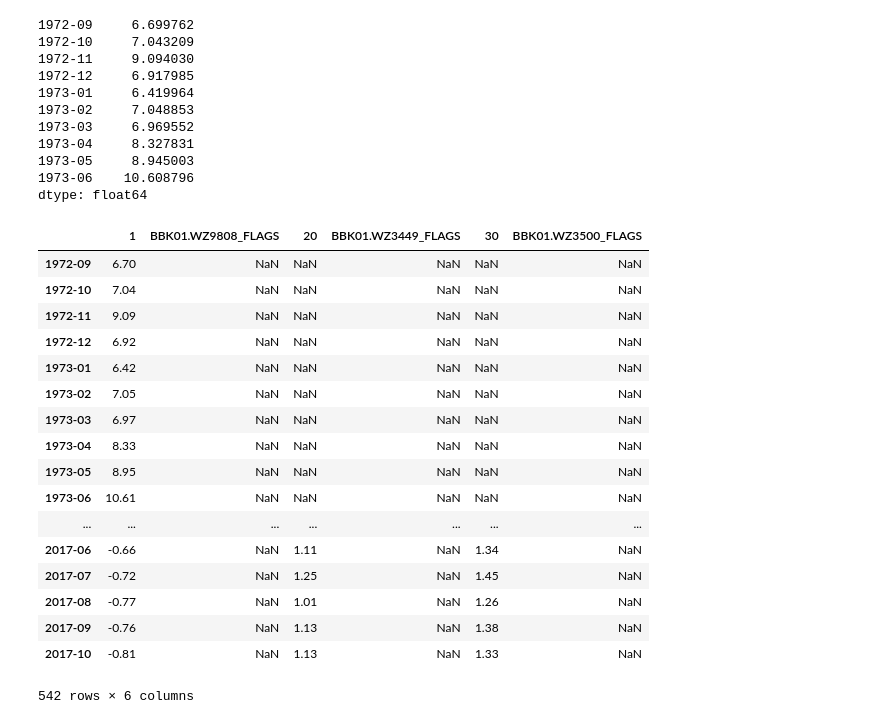
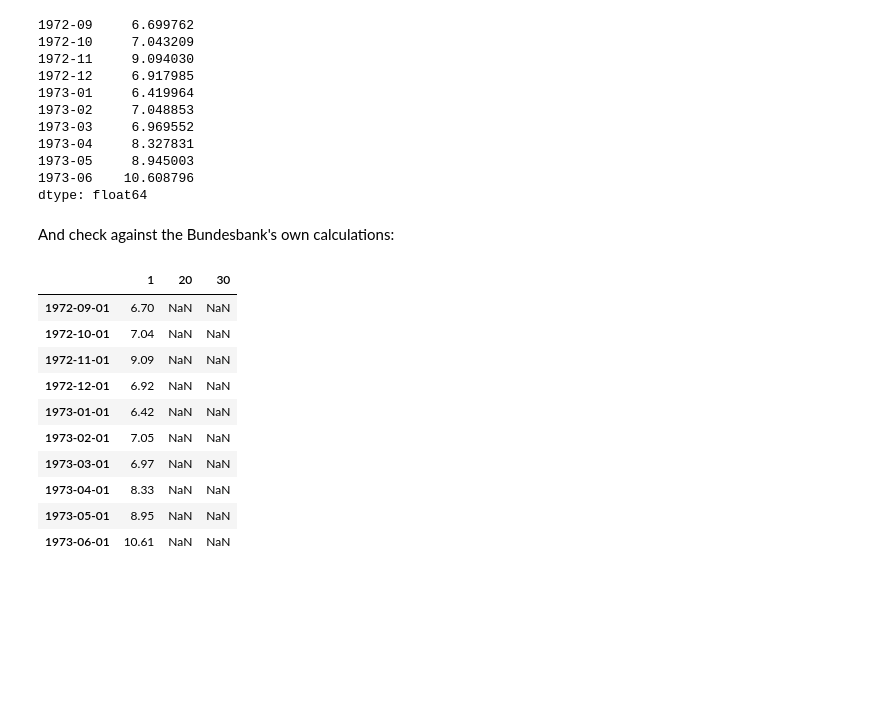
Before and after one commit to t-vi/interesting-rates, a Jupyter notebook: yieldcurve/nelson-siegel-svensson.ipynb, the cells around one changed output. Cells and saved outputs as stored; diff of their text form; code cells hidden in the pictures; blank space fills up the shorter version.

Commit message:
drop unused columns in nelson siegel

```diff
--- a/yieldcurve/nelson-siegel-svensson.ipynb
+++ b/yieldcurve/nelson-siegel-svensson.ipynb
@@ -53,29 +66,26 @@ nelson_siegel_svensson(1.0, *[df[i] for i in ["beta0","beta1","beta2","beta3","t
 1973-05     8.945003
 1973-06    10.608796
 dtype: float64
+# %% [markdown]
+And check against the Bundesbank's own calculations:
 # %%
 check_df = pandas.read_csv(urllib.request.urlopen("http://www.bundesbank.de/cae/servlet/StatisticDownload?tsId=BBK01.WZ9808&tsId=BBK01.WZ3449&tsId=BBK01.WZ3500&its_csvFormat=en&its_fileFormat=csv&mode=its"), index_col=0)
+check_df.drop([x for x in check_df.columns if x.endswith("_FLAGS")],axis=1, inplace=True)
 mapping = dict((check_df.iloc[0].dropna().apply(lambda x: int(float(x.split(" / ")[1].split()[3])))).items())
 check_df.columns = [mapping.get(x,x) for x in check_df.columns]
 check_df = check_df.iloc[4:]
 check_df = check_df.apply(lambda x: x.astype(float))
-check_df
+check_df.index = pandas.to_datetime(check_df.index)
+check_df.iloc[:10]
 # %% [output]
-|  | 1 | BBK01.WZ9808_FLAGS | 20 | BBK01.WZ3449_FLAGS | 30 | BBK01.WZ3500_FLAGS |
-| 1972-09 | 6.70 | NaN | NaN | NaN | NaN | NaN |
-| 1972-10 | 7.04 | NaN | NaN | NaN | NaN | NaN |
-| 1972-11 | 9.09 | NaN | NaN | NaN | NaN | NaN |
-| 1972-12 | 6.92 | NaN | NaN | NaN | NaN | NaN |
-| 1973-01 | 6.42 | NaN | NaN | NaN | NaN | NaN |
-| 1973-02 | 7.05 | NaN | NaN | NaN | NaN | NaN |
-| 1973-03 | 6.97 | NaN | NaN | NaN | NaN | NaN |
-| 1973-04 | 8.33 | NaN | NaN | NaN | NaN | NaN |
-| 1973-05 | 8.95 | NaN | NaN | NaN | NaN | NaN |
-| 1973-06 | 10.61 | NaN | NaN | NaN | NaN | NaN |
-| ... | ... | ... | ... | ... | ... | ... |
-| 2017-06 | -0.66 | NaN | 1.11 | NaN | 1.34 | NaN |
-| 2017-07 | -0.72 | NaN | 1.25 | NaN | 1.45 | NaN |
-| 2017-08 | -0.77 | NaN | 1.01 | NaN | 1.26 | NaN |
-| 2017-09 | -0.76 | NaN | 1.13 | NaN | 1.38 | NaN |
-| 2017-10 | -0.81 | NaN | 1.13 | NaN | 1.33 | NaN |
+|  | 1 | 20 | 30 |
+| 1972-09-01 | 6.70 | NaN | NaN |
+| 1972-10-01 | 7.04 | NaN | NaN |
+| 1972-11-01 | 9.09 | NaN | NaN |
+| 1972-12-01 | 6.92 | NaN | NaN |
+| 1973-01-01 | 6.42 | NaN | NaN |
+| 1973-02-01 | 7.05 | NaN | NaN |
+| 1973-03-01 | 6.97 | NaN | NaN |
+| 1973-04-01 | 8.33 | NaN | NaN |
+| 1973-05-01 | 8.95 | NaN | NaN |
+| 1973-06-01 | 10.61 | NaN | NaN |
-542 rows × 6 columns
```
Also changed, not shown: parts of 13 cells of this notebook.
